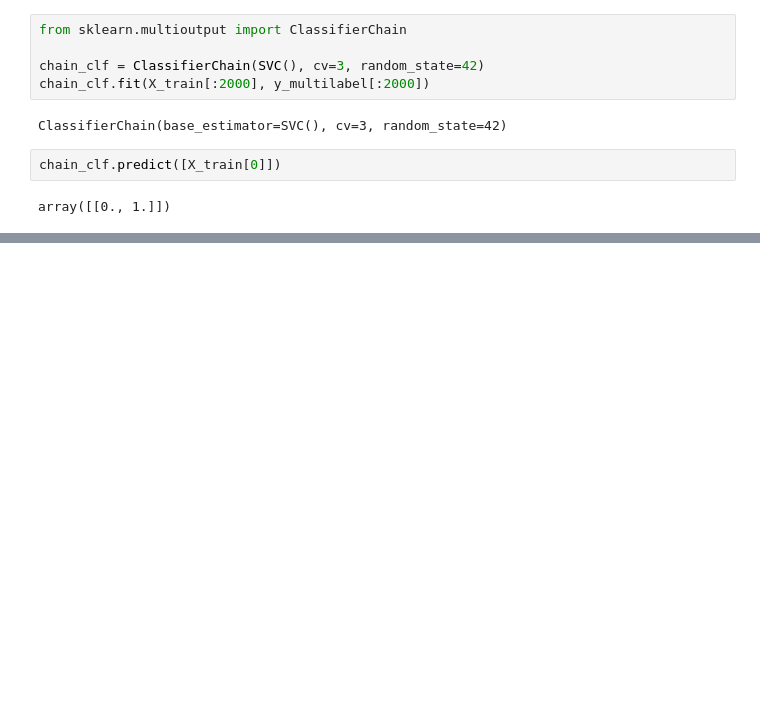
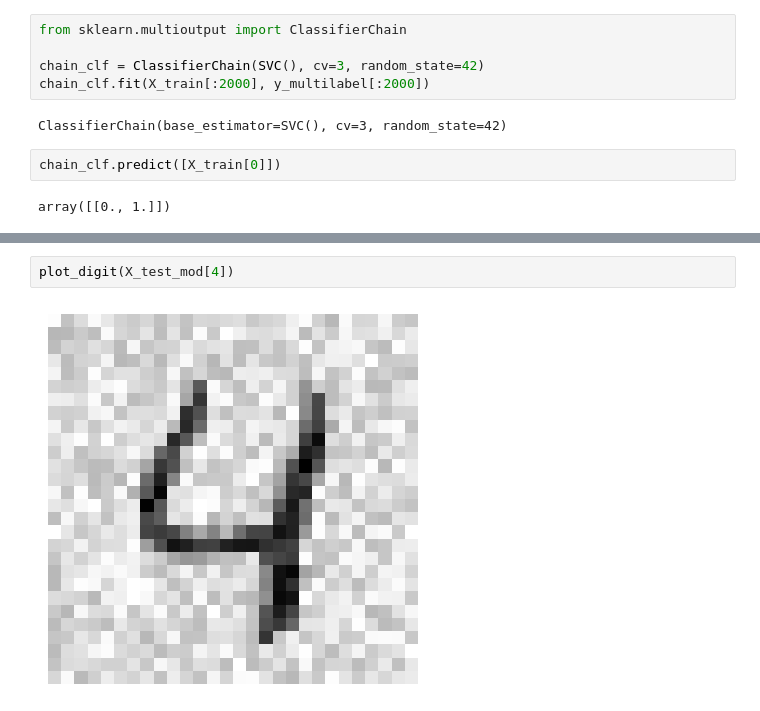
Before and after one commit to simon8889/ML-studying-notes, a Jupyter notebook: 03_classification.ipynb, the cells around one changed output, grey strips where cells are left out. Drawn from its saved outputs; the diff is of its cells as text; blank space fills up the shorter version.

```diff
--- a/03_classification.ipynb
+++ b/03_classification.ipynb
@@ -1006,0 +1063,4 @@ array([[0., 1.]])
+# %%
+plot_digit(X_test_mod[4])
+# %% [output]
+[figure, added]
```
Also changed, not shown: parts of 4 cells of this notebook.
